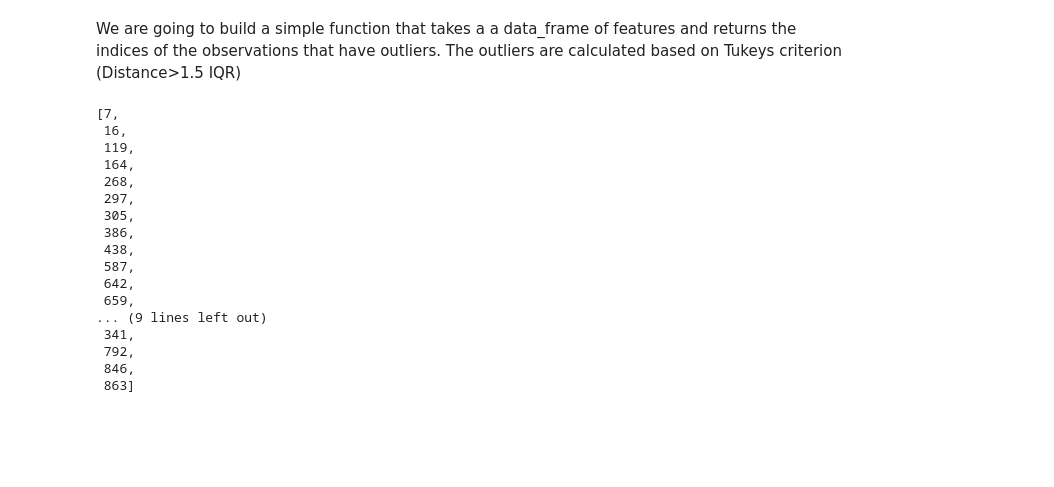
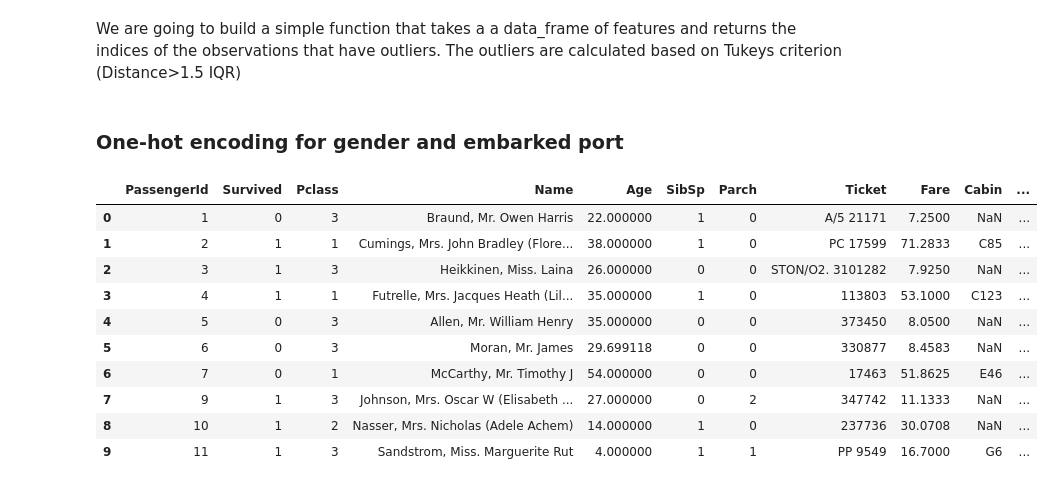
Before and after one commit to jmoschos/Titanic, a Jupyter notebook: Titanic.ipynb, the cells around one changed output. Cells and saved outputs as stored; diff of their text form; code cells hidden in the pictures; blank space fills up the shorter version.

```diff
--- a/Titanic.ipynb
+++ b/Titanic.ipynb
@@ -129,22 +213,27 @@ def find_outliers (df,n,features):
 
     return multiple_outliers
 # %%
-find_outliers(train,2,["Age","SibSp","Parch","Fare"])
+outliers = find_outliers(train,2,["Age","SibSp","Parch","Fare"])
-# %% [output]
-[7,
- 16,
- 119,
- 164,
- 268,
- 297,
- 305,
- 386,
- 438,
- 587,
- 642,
- 659,
-... (9 lines left out)
- 341,
- 792,
- 846,
- 863]
+# %%
+df_train = train.drop(outliers, axis = 0).reset_index(drop=True)
+# %% [markdown]
+### One-hot encoding for gender and embarked port
+# %%
+sex = pd.get_dummies(df_train["Sex"],drop_first=True)
+embarked = pd.get_dummies(df_train["Embarked"],drop_first=True)
+# %%
+df_train = pd.concat([df_train,sex,embarked],axis=1)
+# %%
+df_train.head(10)
+# %% [output]
+|  | PassengerId | Survived | Pclass | Name | Age | SibSp | Parch | Ticket | Fare | Cabin | ... |
+| 0 | 1 | 0 | 3 | Braund, Mr. Owen Harris | 22.000000 | 1 | 0 | A/5 21171 | 7.2500 | NaN | ... |
+| 1 | 2 | 1 | 1 | Cumings, Mrs. John Bradley (Flore... | 38.000000 | 1 | 0 | PC 17599 | 71.2833 | C85 | ... |
+| 2 | 3 | 1 | 3 | Heikkinen, Miss. Laina | 26.000000 | 0 | 0 | STON/O2. 3101282 | 7.9250 | NaN | ... |
+| 3 | 4 | 1 | 1 | Futrelle, Mrs. Jacques Heath (Lil... | 35.000000 | 1 | 0 | 113803 | 53.1000 | C123 | ... |
+| 4 | 5 | 0 | 3 | Allen, Mr. William Henry | 35.000000 | 0 | 0 | 373450 | 8.0500 | NaN | ... |
+| 5 | 6 | 0 | 3 | Moran, Mr. James | 29.699118 | 0 | 0 | 330877 | 8.4583 | NaN | ... |
+| 6 | 7 | 0 | 1 | McCarthy, Mr. Timothy J | 54.000000 | 0 | 0 | 17463 | 51.8625 | E46 | ... |
+| 7 | 9 | 1 | 3 | Johnson, Mrs. Oscar W (Elisabeth ... | 27.000000 | 0 | 2 | 347742 | 11.1333 | NaN | ... |
+| 8 | 10 | 1 | 2 | Nasser, Mrs. Nicholas (Adele Achem) | 14.000000 | 1 | 0 | 237736 | 30.0708 | NaN | ... |
+| 9 | 11 | 1 | 3 | Sandstrom, Miss. Marguerite Rut | 4.000000 | 1 | 1 | PP 9549 | 16.7000 | G6 | ... |
```
Also changed, not shown: parts of 11 cells of this notebook.
